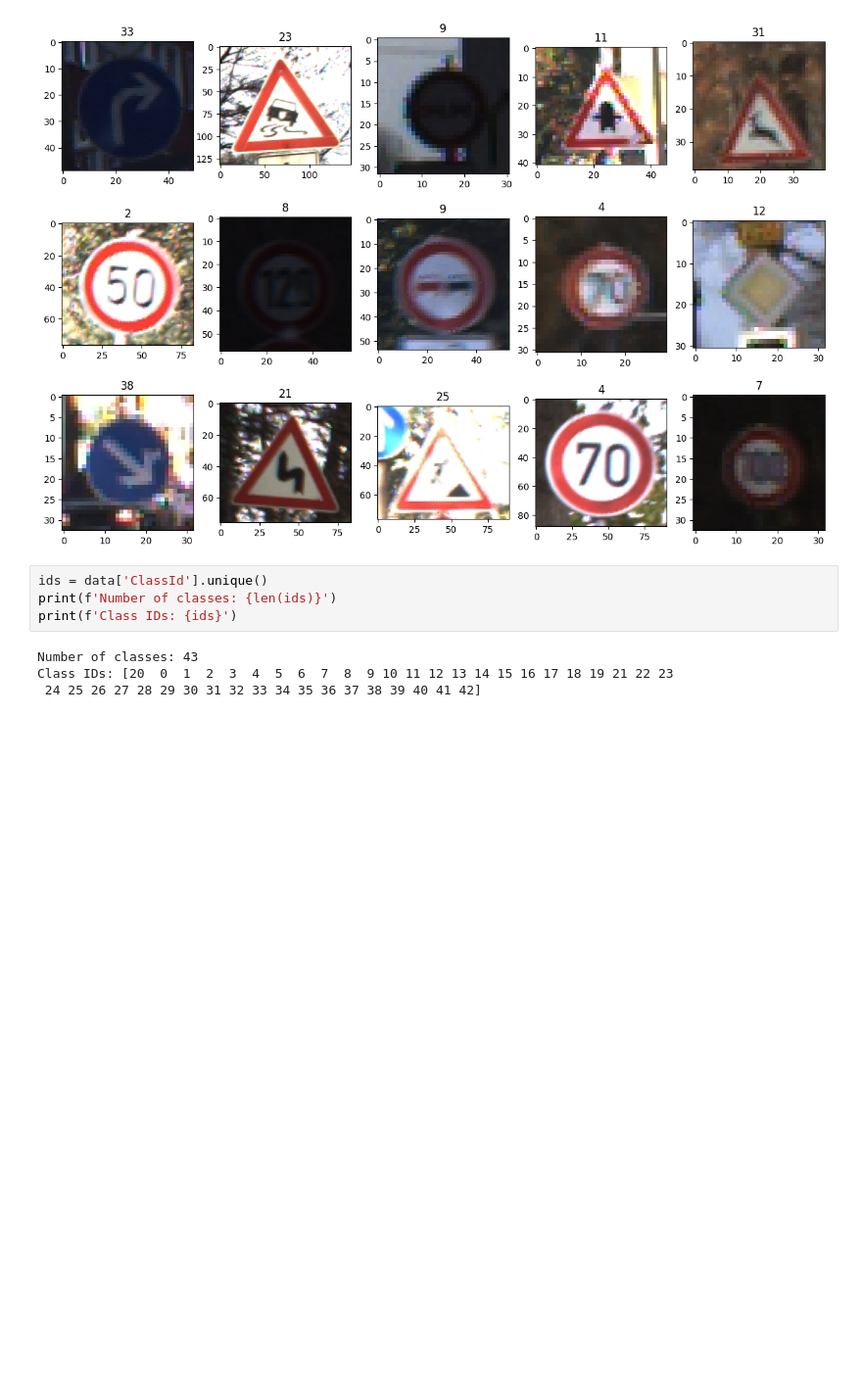
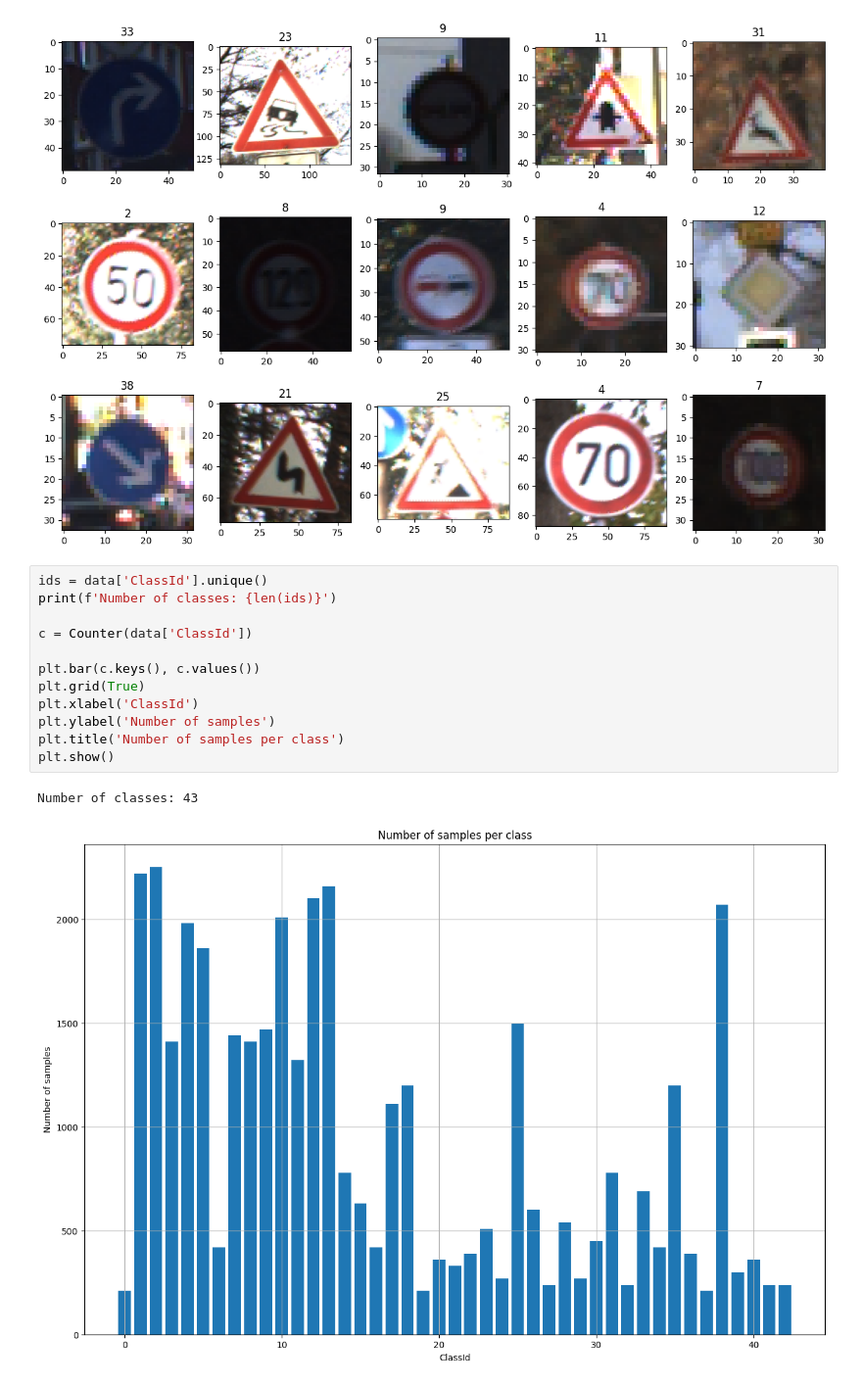
Before and after one commit to debkh/python-cv-ml-homeworks, a Jupyter notebook: notebooks/lesson_13/homework.ipynb, the cells around one changed output. Shown at 98% size. Cells and saved outputs as stored; diff of their text form; blank space fills up the shorter version.

Commit message:
refacotring: updated counter

```diff
--- a/notebooks/lesson_13/homework.ipynb
+++ b/notebooks/lesson_13/homework.ipynb
@@ -32,8 +33,15 @@ Number of training samples: 39209
 # %%
 ids = data['ClassId'].unique()
 print(f'Number of classes: {len(ids)}')
-print(f'Class IDs: {ids}')
+
+c = Counter(data['ClassId'])
+
+plt.bar(c.keys(), c.values())
+plt.grid(True)
+plt.xlabel('ClassId')
+plt.ylabel('Number of samples')
+plt.title('Number of samples per class')
+plt.show()
 # %% [output]
 Number of classes: 43
-Class IDs: [20  0  1  2  3  4  5  6  7  8  9 10 11 12 13 14 15 16 17 18 19 21 22 23
- 24 25 26 27 28 29 30 31 32 33 34 35 36 37 38 39 40 41 42]
+[figure, added]
```
Also changed, not shown: parts of 2 cells of this notebook.
